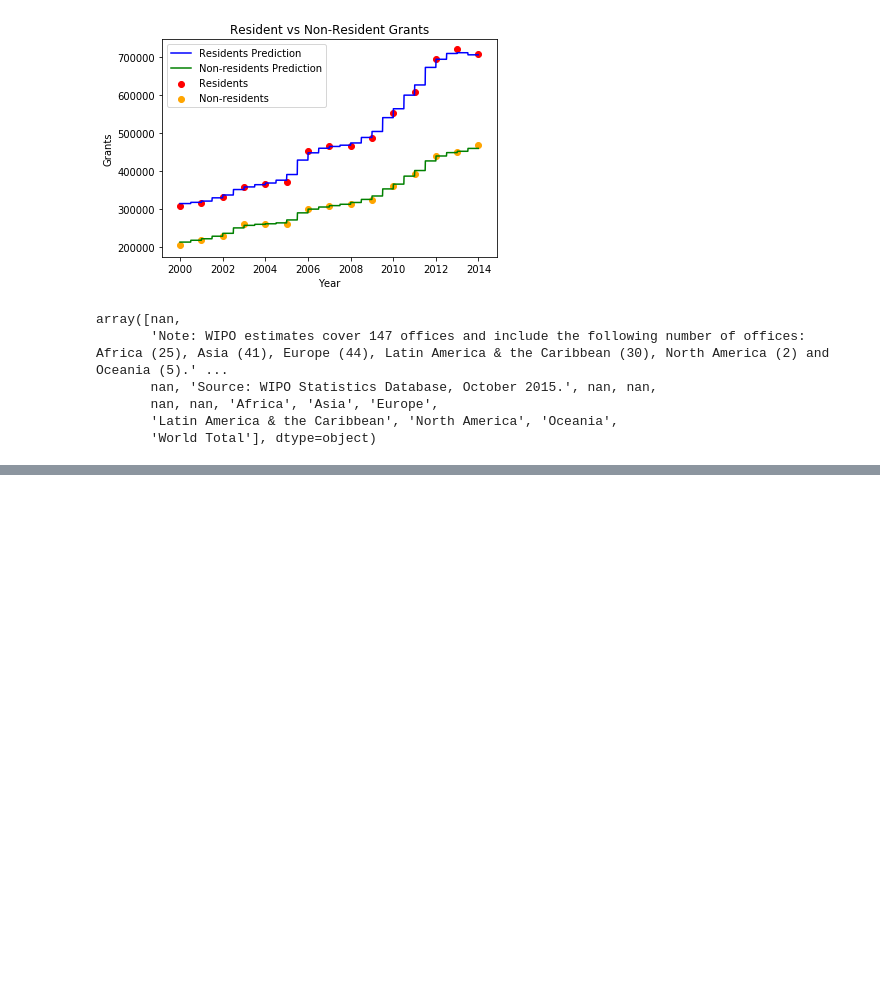
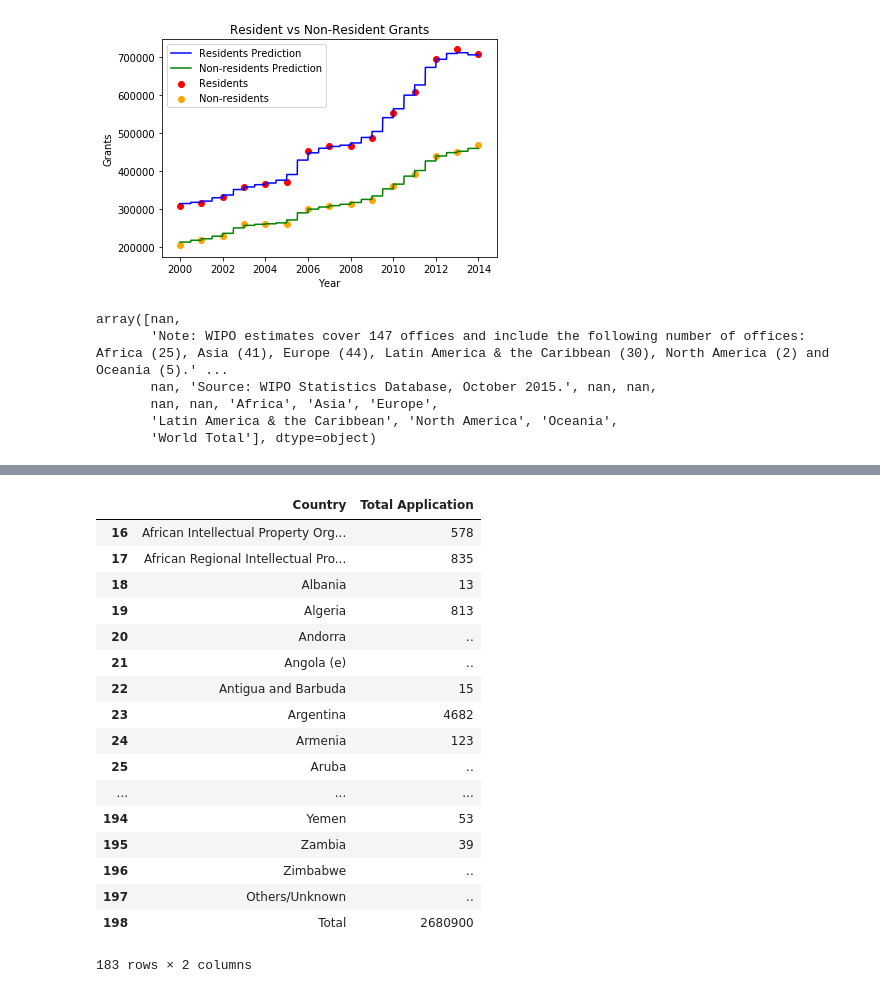
Before and after one commit to jasonyliang/WIPO-patents-data-analysis, a Jupyter notebook: Data Analysis.ipynb, the cells around one changed output, grey strips where cells are left out. Cells and saved outputs as stored; diff of their text form; code cells hidden in the pictures; blank space fills up the shorter version.

```diff
--- a/Data Analysis.ipynb
+++ b/Data Analysis.ipynb
@@ -328,0 +352,24 @@ py.iplot( fig, validate=False, filename='d3-world-map' )
+# %%
+parsed_data = dataset50.iloc[16:, 1:3]
+parsed_data.columns = ["Country", "Total Application"]
+parsed_data['Total Application'] = parsed_data['Total Application'].str.replace(',', '')
+parsed_data
+# %% [output]
+|  | Country | Total Application |
+| 16 | African Intellectual Property Org... | 578 |
+| 17 | African Regional Intellectual Pro... | 835 |
+| 18 | Albania | 13 |
+| 19 | Algeria | 813 |
+| 20 | Andorra | .. |
+| 21 | Angola (e) | .. |
+| 22 | Antigua and Barbuda | 15 |
+| 23 | Argentina | 4682 |
+| 24 | Armenia | 123 |
+| 25 | Aruba | .. |
+| ... | ... | ... |
+| 194 | Yemen | 53 |
+| 195 | Zambia | 39 |
+| 196 | Zimbabwe | .. |
+| 197 | Others/Unknown | .. |
+| 198 | Total | 2680900 |
+183 rows × 2 columns
```
Also changed, not shown: parts of 7 cells of this notebook, 1 other file.
